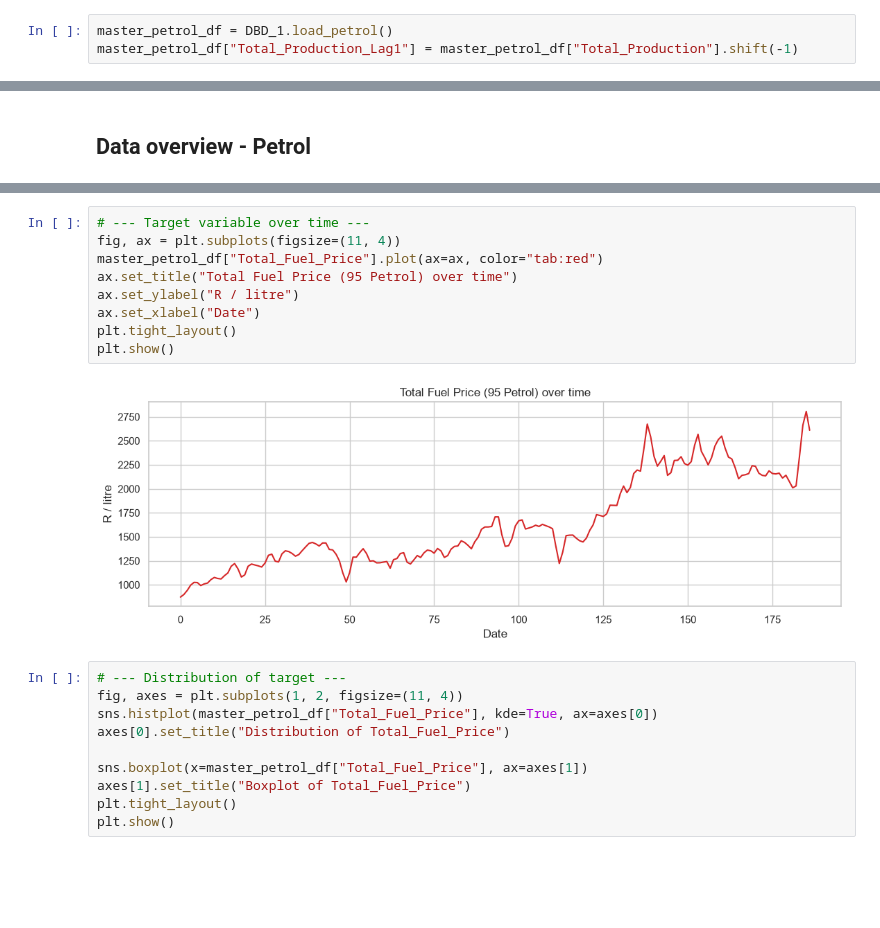
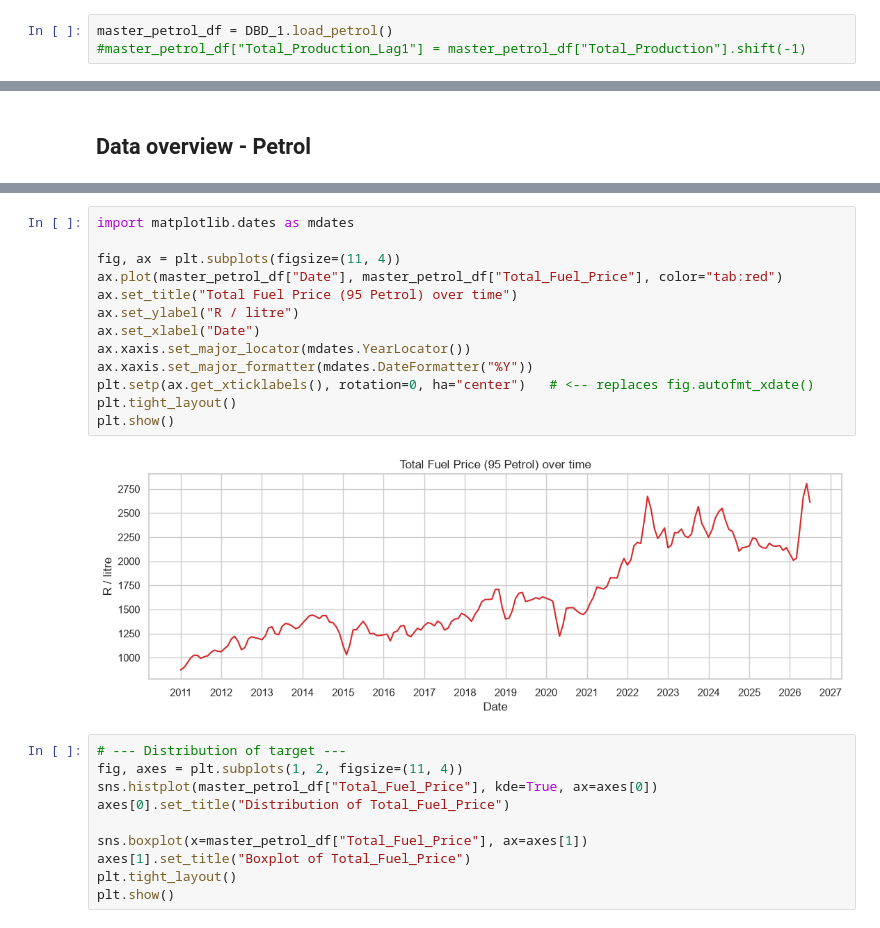
Before and after one commit to Trist4/fools-optimum, a Jupyter notebook: notebooks/fuel_price_eda.ipynb, the cells around one changed output, grey strips where cells are left out. Cells and saved outputs as stored; diff of their text form; blank space fills up the shorter version.

```diff
--- a/notebooks/fuel_price_eda.ipynb
+++ b/notebooks/fuel_price_eda.ipynb
@@ -24,7 +24,7 @@ plt.rcParams["figure.figsize"] = (11, 4)
 ## Data Loading - Petrol
 # %%
 master_petrol_df = DBD_1.load_petrol()
-master_petrol_df["Total_Production_Lag1"] = master_petrol_df["Total_Production"].shift(-1)
+#master_petrol_df["Total_Production_Lag1"] = master_petrol_df["Total_Production"].shift(-1)
 # %%
 master_petrol_df.head()
 # %% [output]
@@ -114,14 +123,18 @@ master_petrol_df.describe().T
 # %%
-# --- Target variable over time ---
+import matplotlib.dates as mdates
+
 fig, ax = plt.subplots(figsize=(11, 4))
-master_petrol_df["Total_Fuel_Price"].plot(ax=ax, color="tab:red")
+ax.plot(master_petrol_df["Date"], master_petrol_df["Total_Fuel_Price"], color="tab:red")
 ax.set_title("Total Fuel Price (95 Petrol) over time")
 ax.set_ylabel("R / litre")
 ax.set_xlabel("Date")
+ax.xaxis.set_major_locator(mdates.YearLocator())
+ax.xaxis.set_major_formatter(mdates.DateFormatter("%Y"))
+plt.setp(ax.get_xticklabels(), rotation=0, ha="center")   # <-- replaces fig.autofmt_xdate()
 plt.tight_layout()
 plt.show()
 # %% [output]
-[figure, old version]
+[figure, new version]
 # %%
 # --- Distribution of target ---
 fig, axes = plt.subplots(1, 2, figsize=(11, 4))
```
Also changed, not shown: parts of 18 cells of this notebook.
